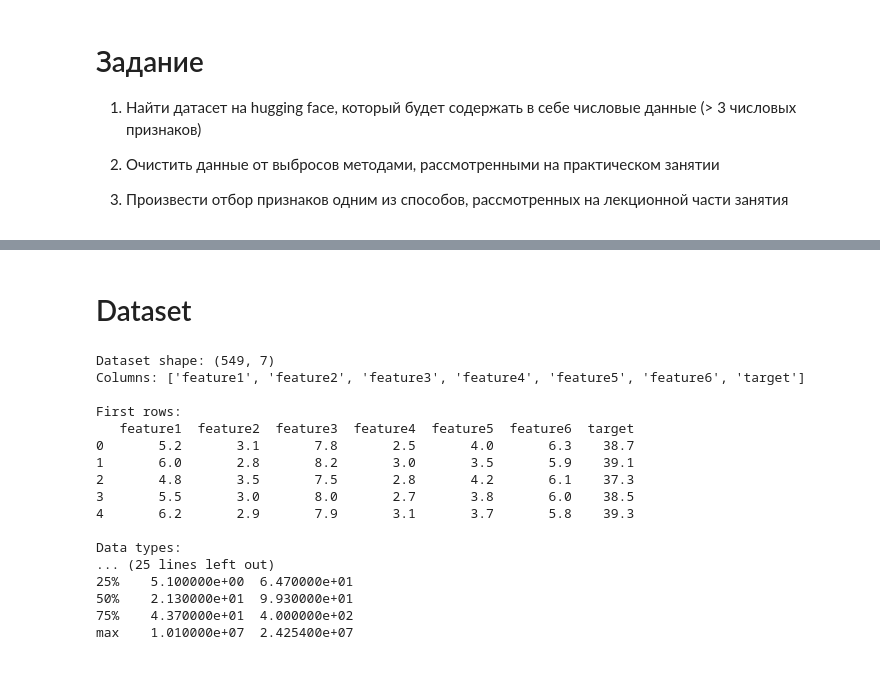
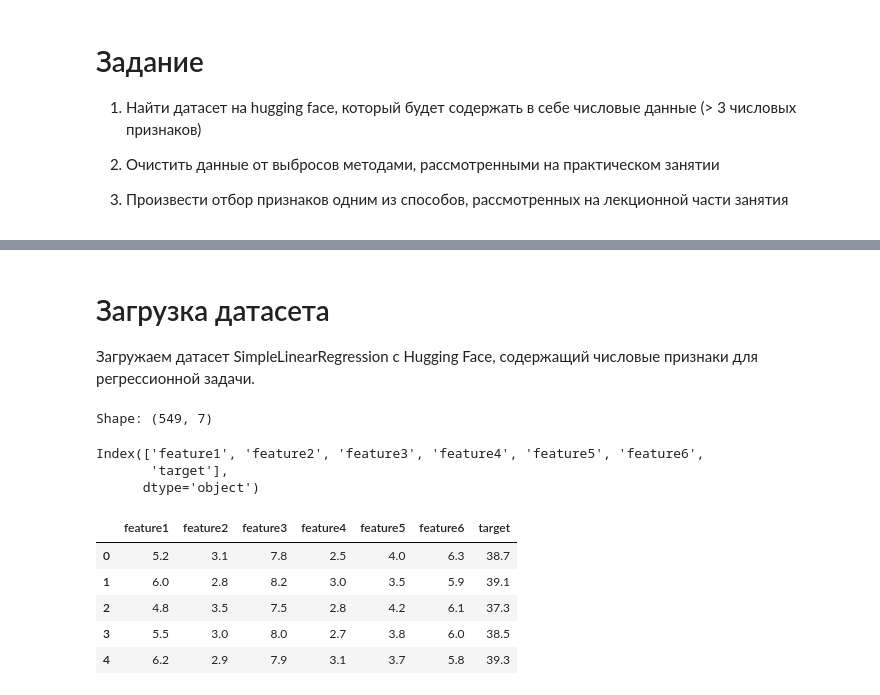
Before and after one commit to rn7cvj-dvfu/7-semester, a Jupyter notebook: lab1/lab1.ipynb, the cells around one changed output, grey strips where cells are left out. Drawn from its saved outputs; the diff is of its cells as text; code cells hidden in the pictures.

```diff
--- a/lab1/main.ipynb
+++ b/lab1/lab1.ipynb
@@ -40,31 +40,26 @@ from sklearn.feature_selection import SelectKBest, f_regression
 from sklearn.ensemble import RandomForestRegressor
 from datasets import load_dataset
 # %% [markdown]
-# Dataset
+# Загрузка датасета
+
+Загружаем датасет SimpleLinearRegression с Hugging Face, содержащий числовые признаки для регрессионной задачи.
 # %%
 dataset = load_dataset("Darkester/SimpleLinearRegression")
 df = dataset["train"].to_pandas()
 
-print(f"Dataset shape: {df.shape}")
-print(f"Columns: {df.columns.tolist()}")
-print(f"\nFirst rows:\n{df.head()}")
-print(f"\nData types:\n{df.dtypes}")
-print(f"\nDescriptive statistics:\n{df.describe()}")
+print(f"Shape: {df.shape}")
+df.columns
 # %% [output]
-Dataset shape: (549, 7)
-Columns: ['feature1', 'feature2', 'feature3', 'feature4', 'feature5', 'feature6', 'target']
-
-First rows:
-   feature1  feature2  feature3  feature4  feature5  feature6  target
-0       5.2       3.1       7.8       2.5       4.0       6.3    38.7
-1       6.0       2.8       8.2       3.0       3.5       5.9    39.1
-2       4.8       3.5       7.5       2.8       4.2       6.1    37.3
-3       5.5       3.0       8.0       2.7       3.8       6.0    38.5
-4       6.2       2.9       7.9       3.1       3.7       5.8    39.3
-
-Data types:
-... (25 lines left out)
-25%    5.100000e+00  6.470000e+01
-50%    2.130000e+01  9.930000e+01
-75%    4.370000e+01  4.000000e+02
-max    1.010000e+07  2.425400e+07
+Shape: (549, 7)
+Index(['feature1', 'feature2', 'feature3', 'feature4', 'feature5', 'feature6',
+       'target'],
+      dtype='object')
+# %%
+df.head()
+# %% [output]
+|  | feature1 | feature2 | feature3 | feature4 | feature5 | feature6 | target |
+| 0 | 5.2 | 3.1 | 7.8 | 2.5 | 4.0 | 6.3 | 38.7 |
+| 1 | 6.0 | 2.8 | 8.2 | 3.0 | 3.5 | 5.9 | 39.1 |
+| 2 | 4.8 | 3.5 | 7.5 | 2.8 | 4.2 | 6.1 | 37.3 |
+| 3 | 5.5 | 3.0 | 8.0 | 2.7 | 3.8 | 6.0 | 38.5 |
+| 4 | 6.2 | 2.9 | 7.9 | 3.1 | 3.7 | 5.8 | 39.3 |
```
Also changed, not shown: parts of 11 cells of this notebook, 3 other files.
